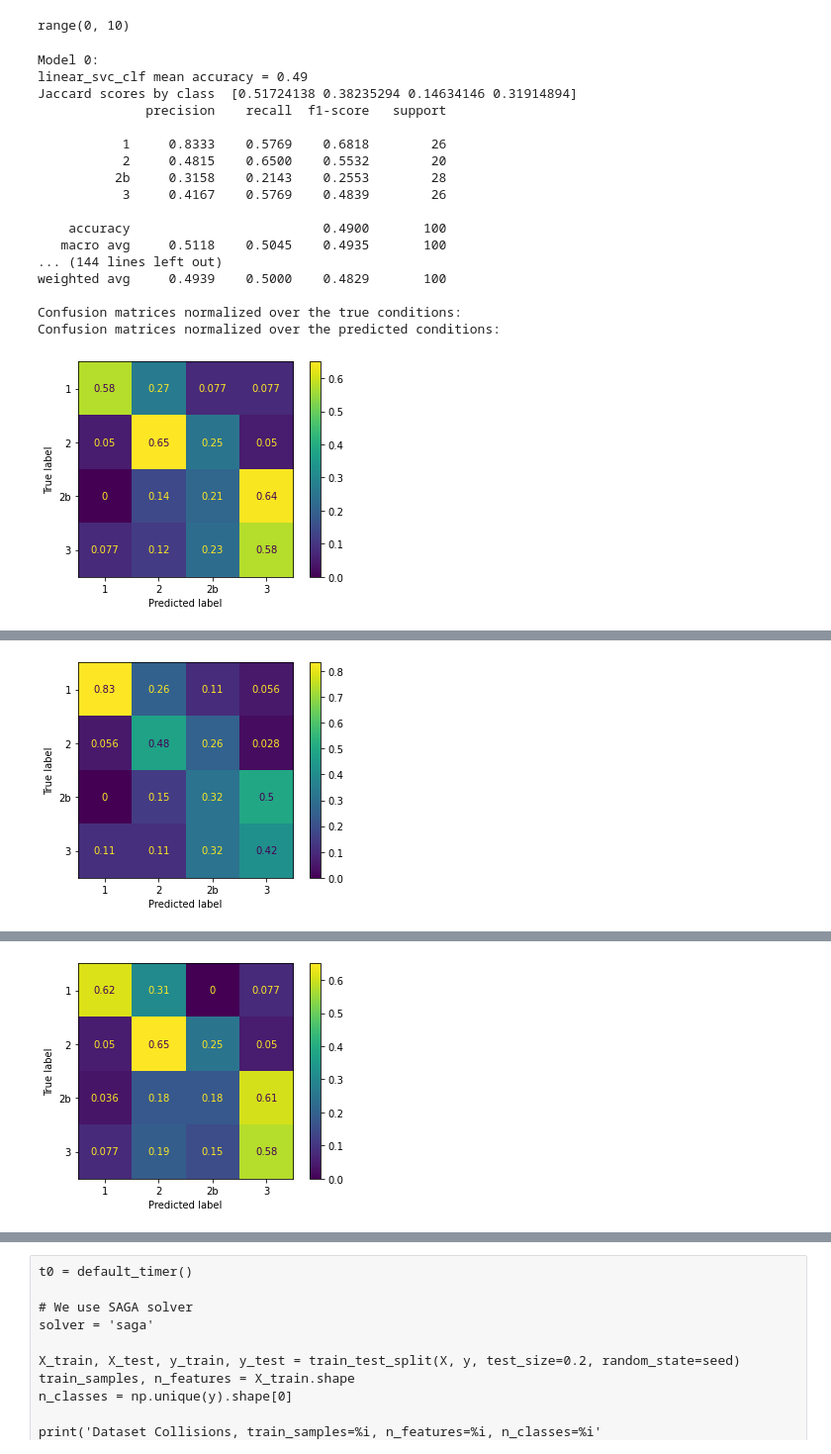
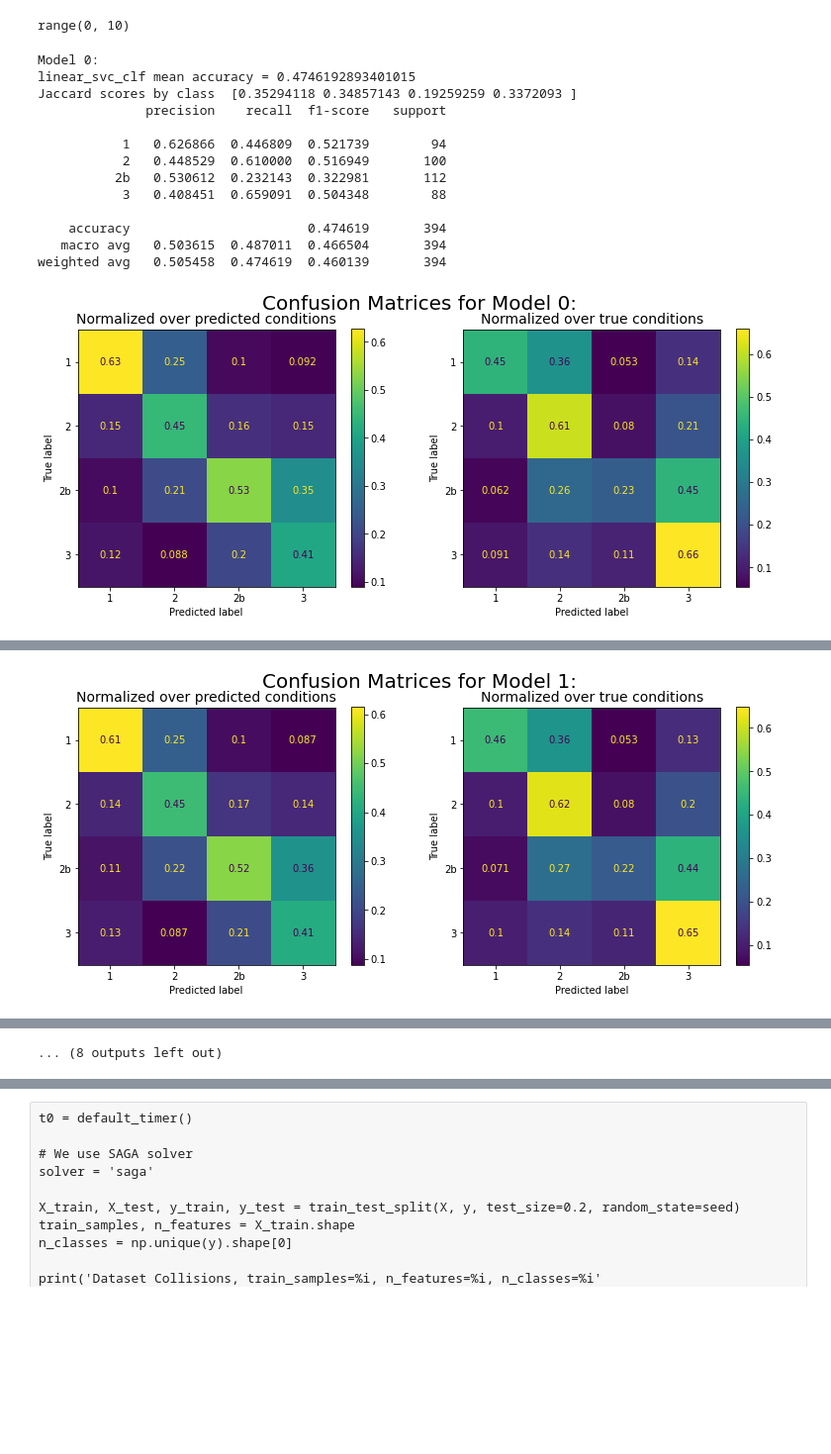
Before and after one commit to cbates79/Coursera_Capstone, a Jupyter notebook: Undersampling for Multi-class Classification of Automobile Accidents in Seattle, Washington.ipynb, the cells around one changed output, grey strips where cells are left out. Shown at 99% size. Saved outputs shown, nothing was run; the diff lists cells and outputs as text; code cells hidden in the pictures; blank space fills up the shorter version.

```diff
--- a/Undersampling for Multi-class Classification of Automobile Accidents in Seattle, Washington.ipynb
+++ b/Undersampling for Multi-class Classification of Automobile Accidents in Seattle, Washington.ipynb
@@ -578,7 +615,7 @@ t0 = default_timer()
 kfold_cv = KFold(n_splits=10)
 linear_svc_clf = make_pipeline(\
     StandardScaler(with_mean=False),\
-    LinearSVC(penalty='l1', dual=False, random_state=seed, max_iter=1000))
+    LinearSVC(penalty='l1', dual=False, random_state=seed, max_iter=1000), verbose=True)
 scoring = ['f1_macro', 'precision_macro', 'recall_macro']
 linear_svc_undersampling_scores = cross_validate(linear_svc_clf, X, y, scoring=scoring, n_jobs=-1, cv=kfold_cv, return_estimator=True)
 print("Logistic regression through undersampling score keys:", sorted(logistic_regression_undersampling_scores.keys()))
@@ -617,5 +660,5 @@ test_recall_macro :[0.46523787 0.44846342 0.45162228 0.49968925 0.41354102 0.502
 # %%
-X_train, X_test, y_train, y_test = train_test_split(X, y, test_size=100, random_state=os.times()[4])#seed)
+X_train, X_test, y_train, y_test = train_test_split(X, y, test_size=.3, random_state=seed) #np.int(os.times()[4]))#seed)
 # %%
 range(len(logistic_regression_undersampling_scores['estimator']))
 # %% [output]
@@ -625,5 +670,6 @@ plot_confusion_matrix(estimator, X, y_true, *, labels=None, sample_weight=None,
 # %%
 # For each logistic regression classifier in the cross-validation, print the Jaccard score for each class.
+
 for index, lr_clf in zip(range(len(logistic_regression_undersampling_scores['estimator'])), logistic_regression_undersampling_scores['estimator']):
     lr_clf_score = lr_clf.score(X_test, y_test)
     y_test_predicted = lr_clf.predict(X_test)
@@ -631,10 +677,20 @@ for index, lr_clf in zip(range(len(logistic_regression_undersampling_scores['est
     print('Model %d:' % (index))
     print('lr_clf mean accuracy =', lr_clf_score)
     print('Jaccard scores by class ', lr_clf_jaccard_scores)
-    print(classification_report(y_test, y_test_predicted, labels=['1', '2', '2b', '3'], target_names=['1', '2', '2b', '3'], digits=4))
-    print("Confusion matrices normalized over the true conditions:")
-    plot_confusion_matrix(lr_clf, X_test, y_test, labels=['1', '2', '2b', '3'], display_labels=['1', '2', '2b', '3'], normalize='true')
-    print("Confusion matrices normalized over the predicted conditions:")
-    plot_confusion_matrix(lr_clf, X_test, y_test, labels=['1', '2', '2b', '3'], display_labels=['1', '2', '2b', '3'], normalize='pred')
+    print(classification_report(y_test, y_test_predicted, labels=['1', '2', '2b', '3'], target_names=['1', '2', '2b', '3'], digits=6))
+
+    # Create a figure.
+    fig = plt.figure(num=str(index), figsize=(6.4 * 2, 4.8))
+    fig.suptitle('Confusion Matrices for Model %d:' % (index), fontsize=20)
+
+    ax = plt.subplot(1,2,1)
+    ax.set_title("Normalized Over Predicted Conditions", fontsize=14)
+    plot_confusion_matrix(lr_clf, X_test, y_test, labels=['1', '2', '2b', '3'], display_labels=['1', '2', '2b', '3'], normalize='pred', ax=ax)
+
+    ax = plt.subplot(1,2,2)
+    ax.set_title("Normalized Over True Conditions", fontsize=14)
+    plot_confusion_matrix(lr_clf, X_test, y_test, labels=['1', '2', '2b', '3'], display_labels=['1', '2', '2b', '3'], normalize='true', ax=ax)
+
+    plt.show()
 # %% [output]
 Model 0:
@@ -673,33 +785,39 @@ range(0, 10)
 # %%
 # For each support vector machine classifier in the cross-validation, print the Jaccard score for each class.
 for index, linear_svc_clf in zip(range(len(linear_svc_undersampling_scores['estimator'])), linear_svc_undersampling_scores['estimator']):
     linear_svc_score = linear_svc_clf.score(X_test, y_test)
     y_test_predicted = linear_svc_clf.predict(X_test)
     linear_svc_jaccard_scores = jaccard_score(y_test, y_test_predicted, average=None, labels=['1', '2', '2b', '3'])
     print('Model %d:' % (index))
     print('linear_svc_clf mean accuracy =', linear_svc_score)
     print('Jaccard scores by class ', linear_svc_jaccard_scores)
-    print(classification_report(y_test, y_test_predicted, labels=['1', '2', '2b', '3'], target_names=['1', '2', '2b', '3'], digits=4))
-    print("Confusion matrices normalized over the true conditions:")
-    plot_confusion_matrix(linear_svc_clf, X_test, y_test, labels=['1', '2', '2b', '3'], display_labels=['1', '2', '2b', '3'], normalize='true')
-    print("Confusion matrices normalized over the predicted conditions:")
-    plot_confusion_matrix(linear_svc_clf, X_test, y_test, labels=['1', '2', '2b', '3'], display_labels=['1', '2', '2b', '3'], normalize='pred')
+    print(classification_report(y_test, y_test_predicted, labels=['1', '2', '2b', '3'], target_names=['1', '2', '2b', '3'], digits=6))
+
+    # Create a figure.
+    fig = plt.figure(num=str(index), figsize=(6.4 * 2, 4.8))
+    fig.suptitle('Confusion Matrices for Model %d:' % (index), fontsize=20)
+
+    ax = plt.subplot(1,2,1)
+    ax.set_title("Normalized over predicted conditions", fontsize=14)
+    plot_confusion_matrix(linear_svc_clf, X_test, y_test, labels=['1', '2', '2b', '3'], display_labels=['1', '2', '2b', '3'], normalize='pred', ax=ax)
+
+    ax = plt.subplot(1,2,2)
+    ax.set_title("Normalized over true conditions", fontsize=14)
+    plot_confusion_matrix(linear_svc_clf, X_test, y_test, labels=['1', '2', '2b', '3'], display_labels=['1', '2', '2b', '3'], normalize='true', ax=ax)
+
+    plt.show()
 # %% [output]
 Model 0:
-linear_svc_clf mean accuracy = 0.49
-Jaccard scores by class  [0.51724138 0.38235294 0.14634146 0.31914894]
+linear_svc_clf mean accuracy = 0.4746192893401015
+Jaccard scores by class  [0.35294118 0.34857143 0.19259259 0.3372093 ]
               precision    recall  f1-score   support
 
-           1     0.8333    0.5769    0.6818        26
-           2     0.4815    0.6500    0.5532        20
-          2b     0.3158    0.2143    0.2553        28
-           3     0.4167    0.5769    0.4839        26
+           1   0.626866  0.446809  0.521739        94
+           2   0.448529  0.610000  0.516949       100
+          2b   0.530612  0.232143  0.322981       112
+           3   0.408451  0.659091  0.504348        88
 
-    accuracy                         0.4900       100
-   macro avg     0.5118    0.5045    0.4935       100
-... (144 lines left out)
-weighted avg     0.4939    0.5000    0.4829       100
-
-Confusion matrices normalized over the true conditions:
-Confusion matrices normalized over the predicted conditions:
+    accuracy                       0.474619       394
+   macro avg   0.503615  0.487011  0.466504       394
+weighted avg   0.505458  0.474619  0.460139       394
-[figure, old version]
+[figure, new version]
@@ -706 +837 @@ Confusion matrices normalized over the predicted conditions:
-[figure, old version]
+[figure, new version]
@@ -711 +893,0 @@ Confusion matrices normalized over the predicted conditions:
-[figure, removed]
@@ -716,0 +894 @@ Confusion matrices normalized over the predicted conditions:
+... (8 outputs left out)
```
Also changed, not shown: parts of 23 cells of this notebook, 2 other files.
